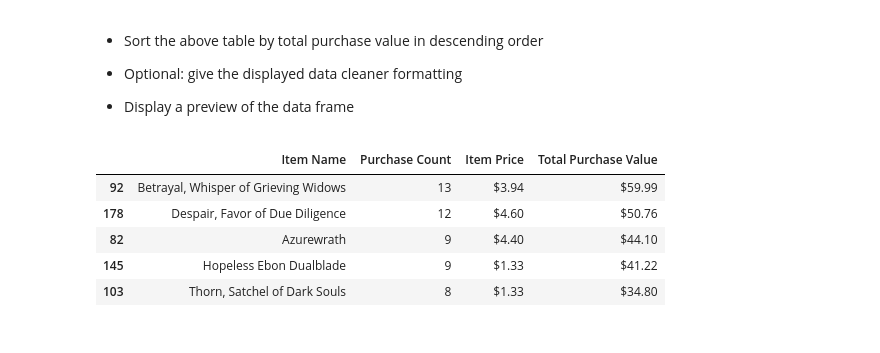
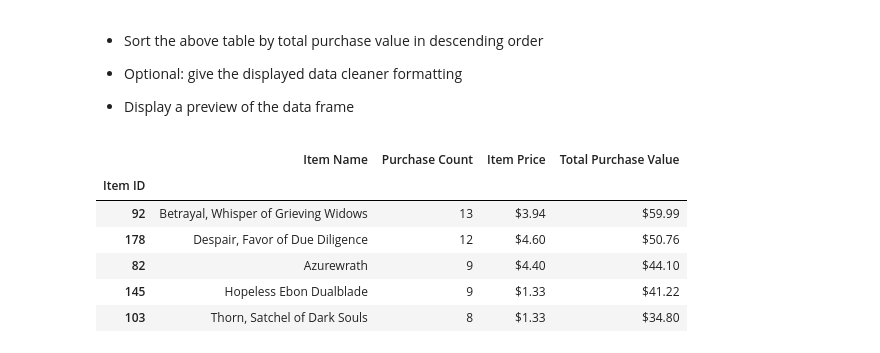
Before and after one commit to Ashlander0/Pandas-Challenge, a Jupyter notebook: HeroesOfPymoli/HeroesOfPymoli_starter.ipynb, the cells around one changed output. Cells and saved outputs as stored; diff of their text form; code cells hidden in the pictures.

```diff
--- a/HeroesOfPymoli/HeroesOfPymoli_starter.ipynb
+++ b/HeroesOfPymoli/HeroesOfPymoli_starter.ipynb
@@ -271,14 +278,16 @@ popitemtable.head(5).style.format(({"Item Price": "${0:.2f}", "Purchase Count":
 # %%
 itemcount = data.groupby("Item ID").count()["Purchase ID"]
 itemname = data["Item Name"]
 itemprice = data["Price"]
 totalitemvalue = data.groupby("Item ID").sum()["Price"]
 
 popitemtable = pd.DataFrame({"Item Name": itemname, "Purchase Count": itemcount, "Item Price": itemprice, "Total Purchase Value": totalitemvalue}).sort_values(by=["Total Purchase Value"], ascending=False)
 
+popitemtable.index.name= "Item ID"
 popitemtable.head(5).style.format(({"Item Price": "${0:.2f}", "Purchase Count": "{0:.0f}", "Total Purchase Value": "${0:.2f}"}))
 # %% [output]
 |  | Item Name | Purchase Count | Item Price | Total Purchase Value |
+| Item ID |  |  |  |  |
 | 92 | Betrayal, Whisper of Grieving Widows | 13 | $3.94 | $59.99 |
 | 178 | Despair, Favor of Due Diligence | 12 | $4.60 | $50.76 |
 | 82 | Azurewrath | 9 | $4.40 | $44.10 |
```
Also changed, not shown: parts of 3 cells of this notebook.
